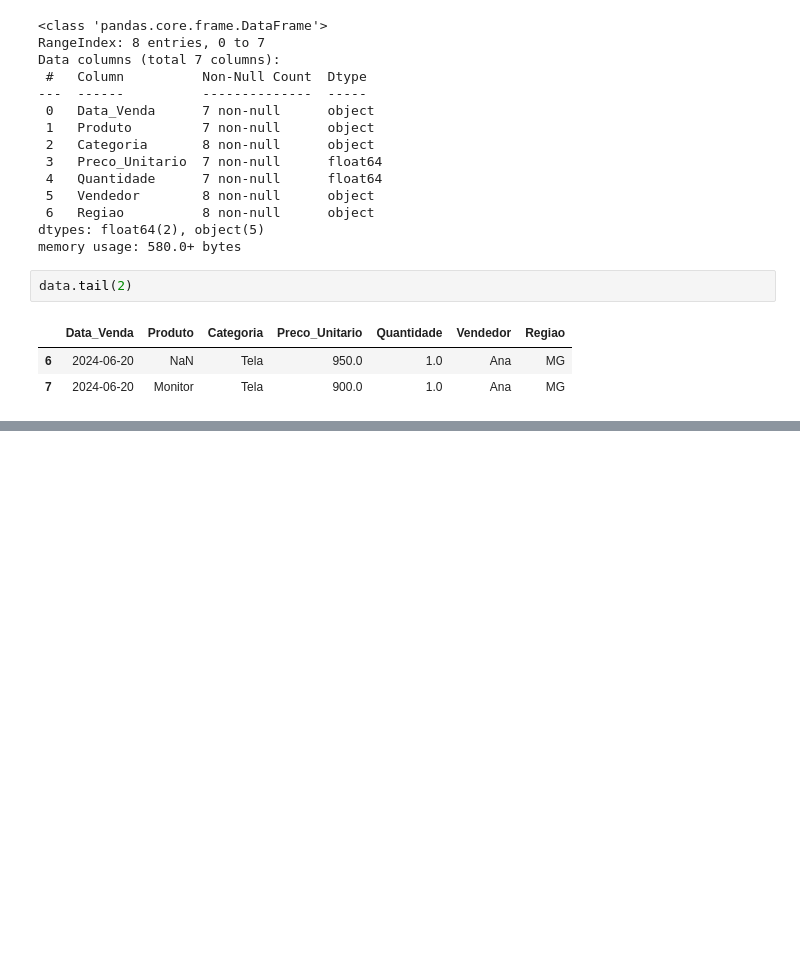
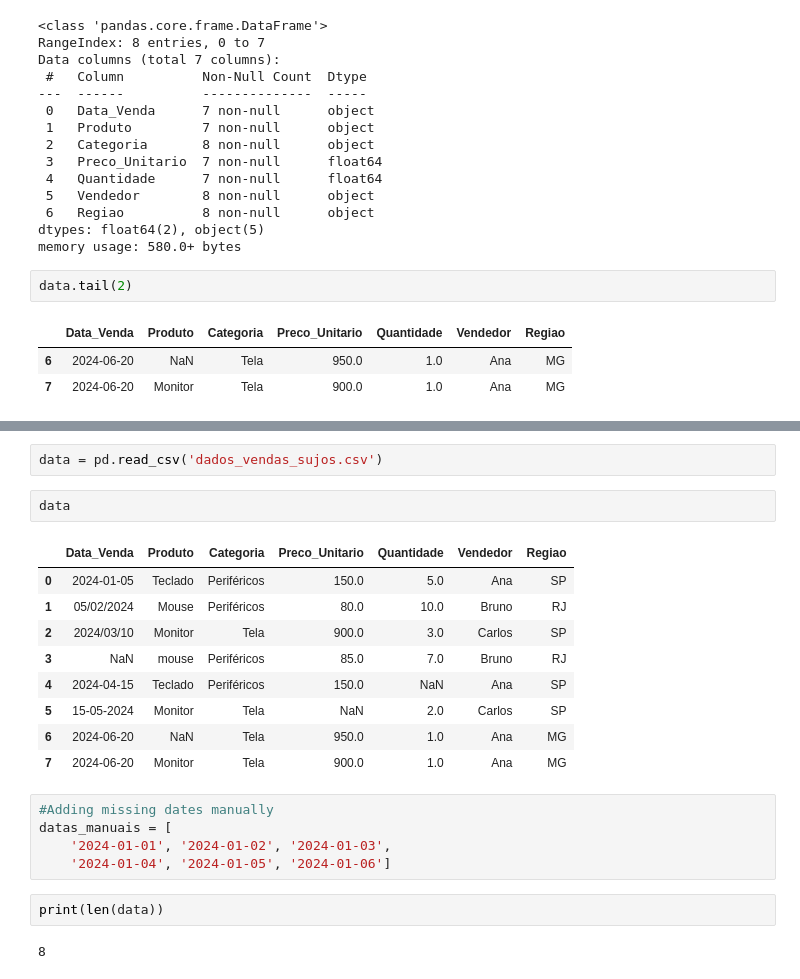
Before and after one commit to KaueSimao/analise_dados_python, a Jupyter notebook: analise_dados_python.ipynb, the cells around one changed output, grey strips where cells are left out. Cells and saved outputs as stored; diff of their text form; blank space fills up the shorter version.

```diff
--- a/analise_dados_python.ipynb
+++ b/analise_dados_python.ipynb
@@ -39,0 +86,23 @@ data.tail(2)
+# %%
+data = pd.read_csv('dados_vendas_sujos.csv')
+# %%
+data
+# %% [output]
+|  | Data_Venda | Produto | Categoria | Preco_Unitario | Quantidade | Vendedor | Regiao |
+| 0 | 2024-01-05 | Teclado | Periféricos | 150.0 | 5.0 | Ana | SP |
+| 1 | 05/02/2024 | Mouse | Periféricos | 80.0 | 10.0 | Bruno | RJ |
+| 2 | 2024/03/10 | Monitor | Tela | 900.0 | 3.0 | Carlos | SP |
+| 3 | NaN | mouse | Periféricos | 85.0 | 7.0 | Bruno | RJ |
+| 4 | 2024-04-15 | Teclado | Periféricos | 150.0 | NaN | Ana | SP |
+| 5 | 15-05-2024 | Monitor | Tela | NaN | 2.0 | Carlos | SP |
+| 6 | 2024-06-20 | NaN | Tela | 950.0 | 1.0 | Ana | MG |
+| 7 | 2024-06-20 | Monitor | Tela | 900.0 | 1.0 | Ana | MG |
+# %%
+#Adding missing dates manually
+datas_manuais = [
+    '2024-01-01', '2024-01-02', '2024-01-03',
+    '2024-01-04', '2024-01-05', '2024-01-06']
+# %%
+print(len(data))
+# %% [output]
+8
```
Also changed, not shown: parts of 16 cells of this notebook.
